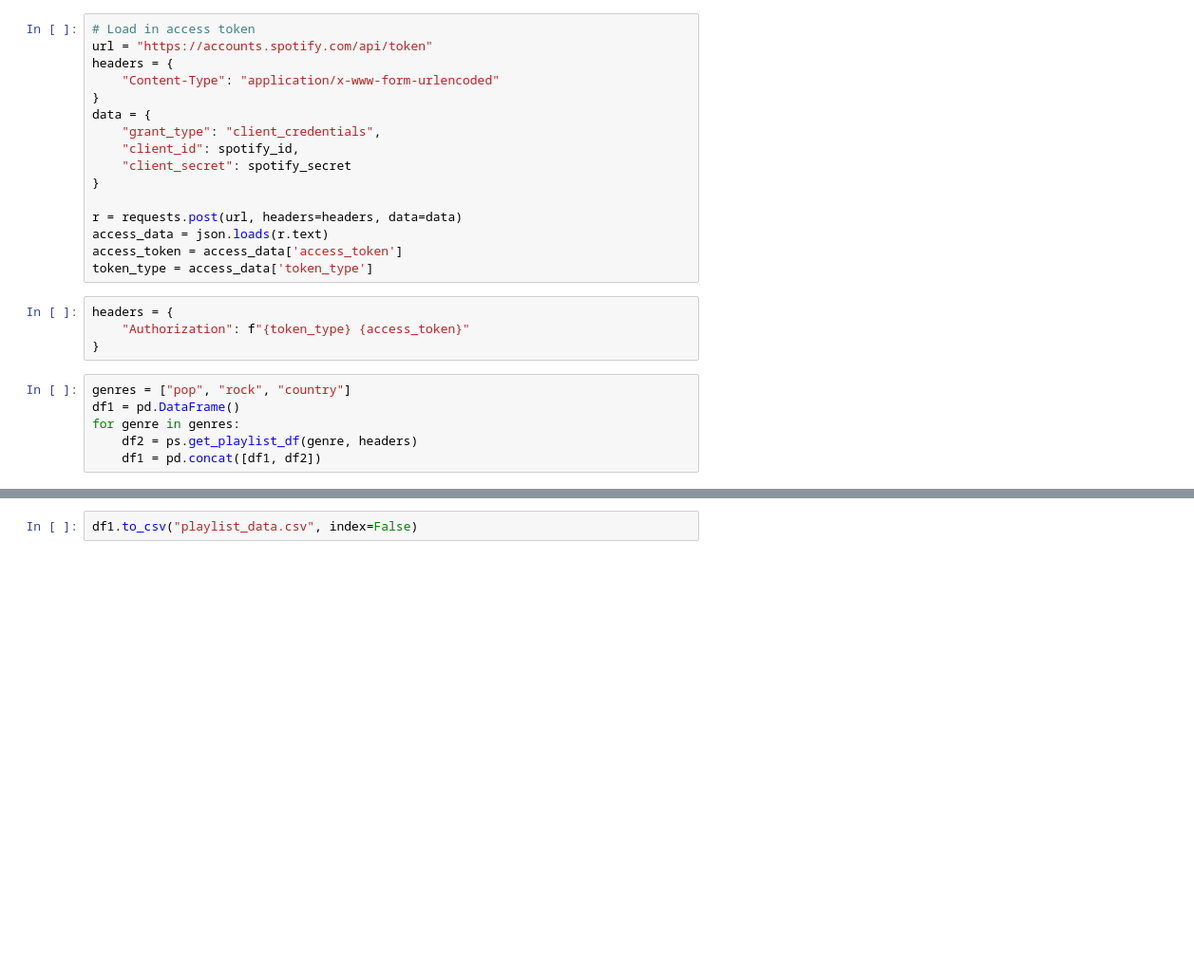
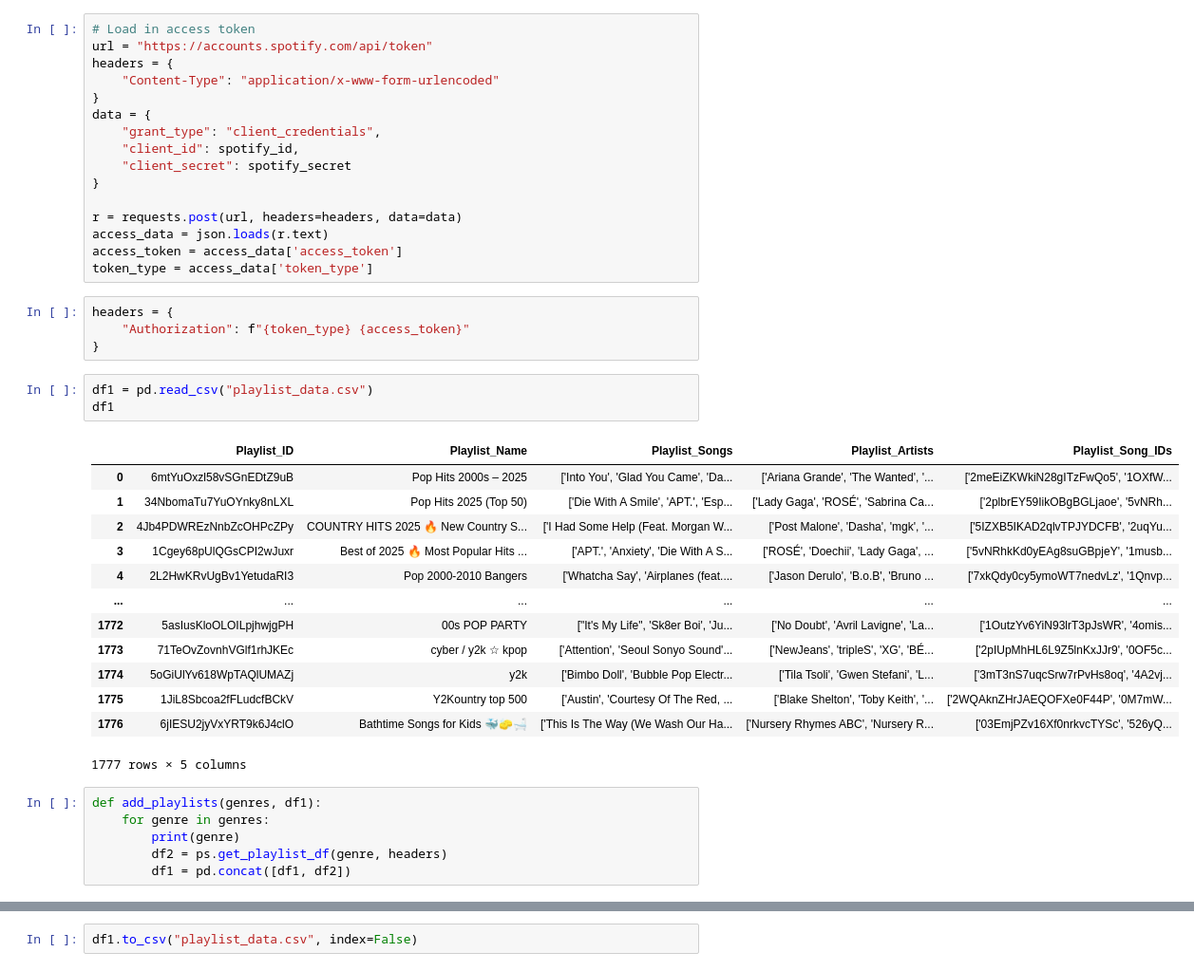
Before and after one commit to trenton-slocum/Playlist-Generator-GPT2Med, a Jupyter notebook: spotify_api.ipynb, the cells around one changed output, grey strips where cells are left out. Shown at 95% size. Saved outputs shown, nothing was run; the diff lists cells and outputs as text; blank space fills up the shorter version.

Commit message:
Cleaned playlist collection

```diff
--- a/spotify_api.ipynb
+++ b/spotify_api.ipynb
@@ -316,9 +316,26 @@ token_type = access_data['token_type']
 headers = {
     "Authorization": f"{token_type} {access_token}"
 }
+# %%
+df1 = pd.read_csv("playlist_data.csv")
+df1
+# %% [output]
+|  | Playlist_ID | Playlist_Name | Playlist_Songs | Playlist_Artists | Playlist_Song_IDs |
+| 0 | 6mtYuOxzl58vSGnEDtZ9uB | Pop Hits 2000s – 2025 | ['Into You', 'Glad You Came', 'Da... | ['Ariana Grande', 'The Wanted', '... | ['2meEiZKWkiN28gITzFwQo5', '1OXfW... |
+| 1 | 34NbomaTu7YuOYnky8nLXL | Pop Hits 2025 (Top 50) | ['Die With A Smile', 'APT.', 'Esp... | ['Lady Gaga', 'ROSÉ', 'Sabrina Ca... | ['2plbrEY59IikOBgBGLjaoe', '5vNRh... |
+| 2 | 4Jb4PDWREzNnbZcOHPcZPy | COUNTRY HITS 2025 🔥 New Country S... | ['I Had Some Help (Feat. Morgan W... | ['Post Malone', 'Dasha', 'mgk', '... | ['5IZXB5IKAD2qlvTPJYDCFB', '2uqYu... |
+| 3 | 1Cgey68pUlQGsCPI2wJuxr | Best of 2025 🔥 Most Popular Hits ... | ['APT.', 'Anxiety', 'Die With A S... | ['ROSÉ', 'Doechii', 'Lady Gaga', ... | ['5vNRhkKd0yEAg8suGBpjeY', '1musb... |
+| 4 | 2L2HwKRvUgBv1YetudaRI3 | Pop 2000-2010 Bangers | ['Whatcha Say', 'Airplanes (feat.... | ['Jason Derulo', 'B.o.B', 'Bruno ... | ['7xkQdy0cy5ymoWT7nedvLz', '1Qnvp... |
+| ... | ... | ... | ... | ... | ... |
+| 1772 | 5asIusKloOLOILpjhwjgPH | 00s POP PARTY | ["It's My Life", 'Sk8er Boi', 'Ju... | ['No Doubt', 'Avril Lavigne', 'La... | ['1OutzYv6YiN93lrT3pJsWR', '4omis... |
+| 1773 | 71TeOvZovnhVGlf1rhJKEc | cyber / y2k ☆ kpop | ['Attention', 'Seoul Sonyo Sound'... | ['NewJeans', 'tripleS', 'XG', 'BÉ... | ['2pIUpMhHL6L9Z5lnKxJJr9', '0OF5c... |
+| 1774 | 5oGiUlYv618WpTAQlUMAZj | y2k | ['Bimbo Doll', 'Bubble Pop Electr... | ['Tila Tsoli', 'Gwen Stefani', 'L... | ['3mT3nS7uqcSrw7rPvHs8oq', '4A2vj... |
+| 1775 | 1JiL8Sbcoa2fFLudcfBCkV | Y2Kountry top 500 | ['Austin', 'Courtesy Of The Red, ... | ['Blake Shelton', 'Toby Keith', '... | ['2WQAknZHrJAEQOFXe0F44P', '0M7mW... |
+| 1776 | 6jIESU2jyVxYRT9k6J4clO | Bathtime Songs for Kids 🐳🧽🛁 | ['This Is The Way (We Wash Our Ha... | ['Nursery Rhymes ABC', 'Nursery R... | ['03EmjPZv16Xf0nrkvcTYSc', '526yQ... |
+1777 rows × 5 columns
 # %%
-genres = ["pop", "rock", "country"]
-df1 = pd.DataFrame()
-for genre in genres:
-    df2 = ps.get_playlist_df(genre, headers)
-    df1 = pd.concat([df1, df2])
+def add_playlists(genres, df1):
+    for genre in genres:
+        print(genre)
+        df2 = ps.get_playlist_df(genre, headers)
+        df1 = pd.concat([df1, df2])
```
Also changed, not shown: parts of 23 cells of this notebook.
